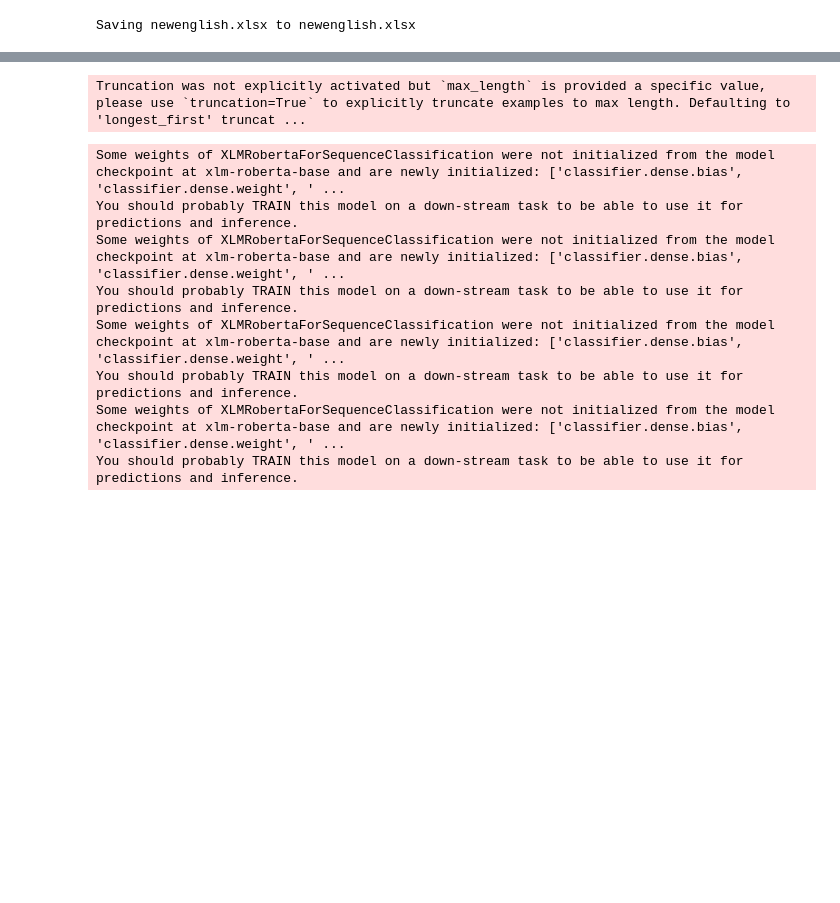
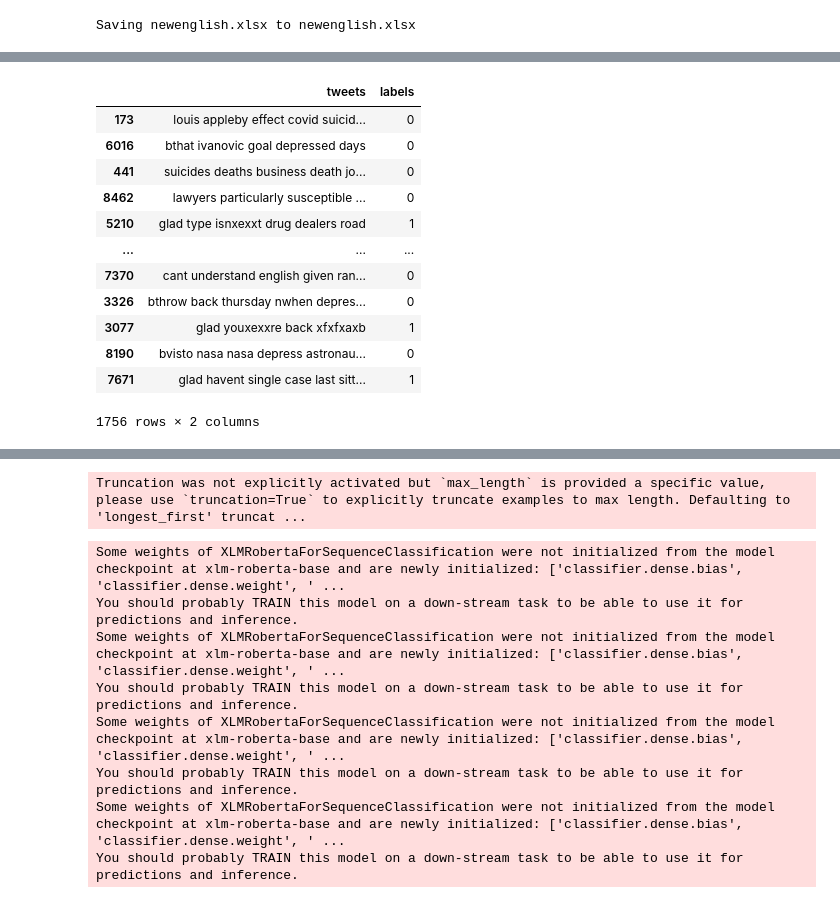
Before and after one commit to vnavya2004/BTP, a Jupyter notebook: Final10_English.ipynb, the cells around one changed output, grey strips where cells are left out. Drawn from its saved outputs; the diff is of its cells as text; code cells hidden in the pictures; blank space fills up the shorter version.

```diff
--- a/Final10_English.ipynb
+++ b/Final10_English.ipynb
@@ -42,9 +42,6 @@ uploaded = files.upload()
 
 # Read the Excel file
 df = pd.read_excel(pd.ExcelFile(list(uploaded.keys())[0]), header=0)
-
-df = df.sample(frac=0.2, random_state=42)
-# Read the Excel file
 # %% [output]
 The secret `HF_TOKEN` does not exist in your Colab secrets.
 To authenticate with the Hugging Face Hub, create a token in your settings tab (https://huggingface.co/settings/tokens), set it as secret in your Google Colab and restart your session.
@@ -71,7 +68,7 @@ df_1_reduced = df_1.sample(n=min_count, random_state=42)
 df_balanced = pd.concat([df_0_reduced, df_1_reduced])
 
 # Shuffle the dataset
-df = df_balanced.sample(frac=1, random_state=42).reset_index(drop=True)
+df = df_balanced.sample(frac=0.2, random_state=42).reset_index(drop=True)
 print(df[df['labels'] == 0])
 print(df[df['labels'] == 1])
 # %% [output]
@@ -158,0 +156,16 @@ df_val, df_test = train_test_split(df_temp_val_test, stratify=df_temp_val_test[l
+# %%
+df_labeled
+# %% [output]
+|  | tweets | labels |
+| 173 | louis appleby effect covid suicid... | 0 |
+| 6016 | bthat ivanovic goal depressed days | 0 |
+| 441 | suicides deaths business death jo... | 0 |
+| 8462 | lawyers particularly susceptible ... | 0 |
+| 5210 | glad type isnxexxt drug dealers road | 1 |
+| ... | ... | ... |
+| 7370 | cant understand english given ran... | 0 |
+| 3326 | bthrow back thursday nwhen depres... | 0 |
+| 3077 | glad youxexxre back xfxfxaxb | 1 |
+| 8190 | bvisto nasa nasa depress astronau... | 0 |
+| 7671 | glad havent single case last sitt... | 1 |
+1756 rows × 2 columns
```
Also changed, not shown: parts of 10 cells of this notebook.
